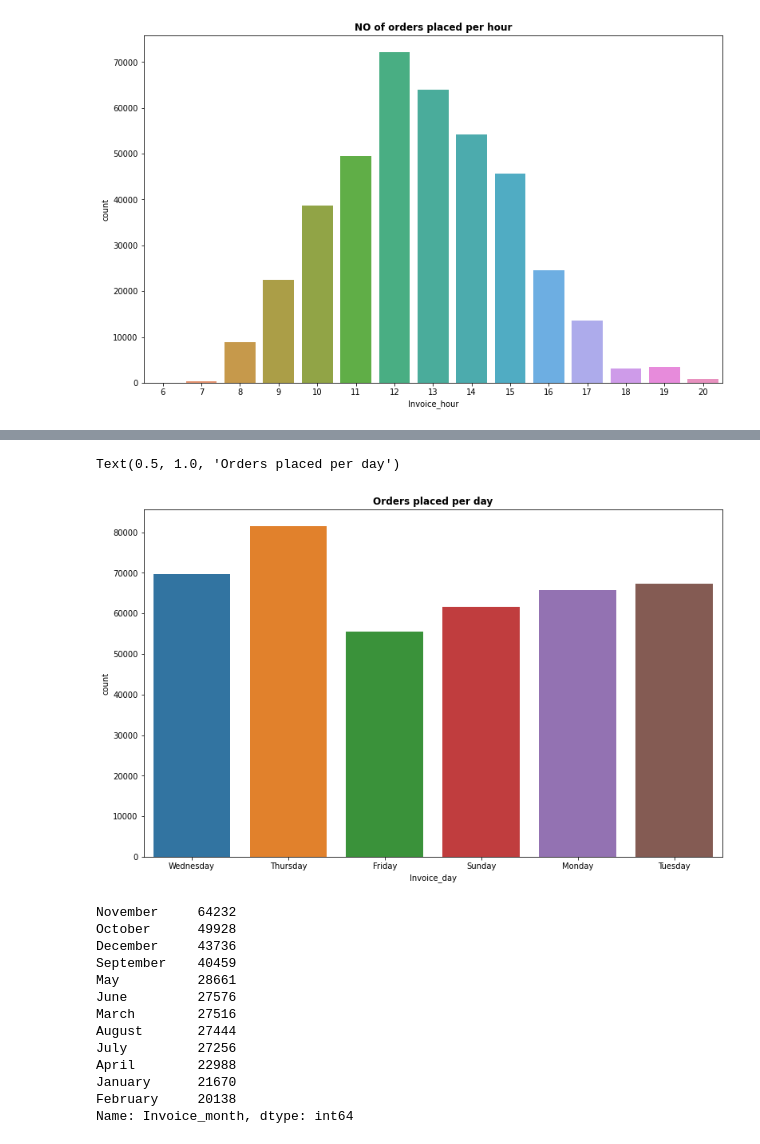
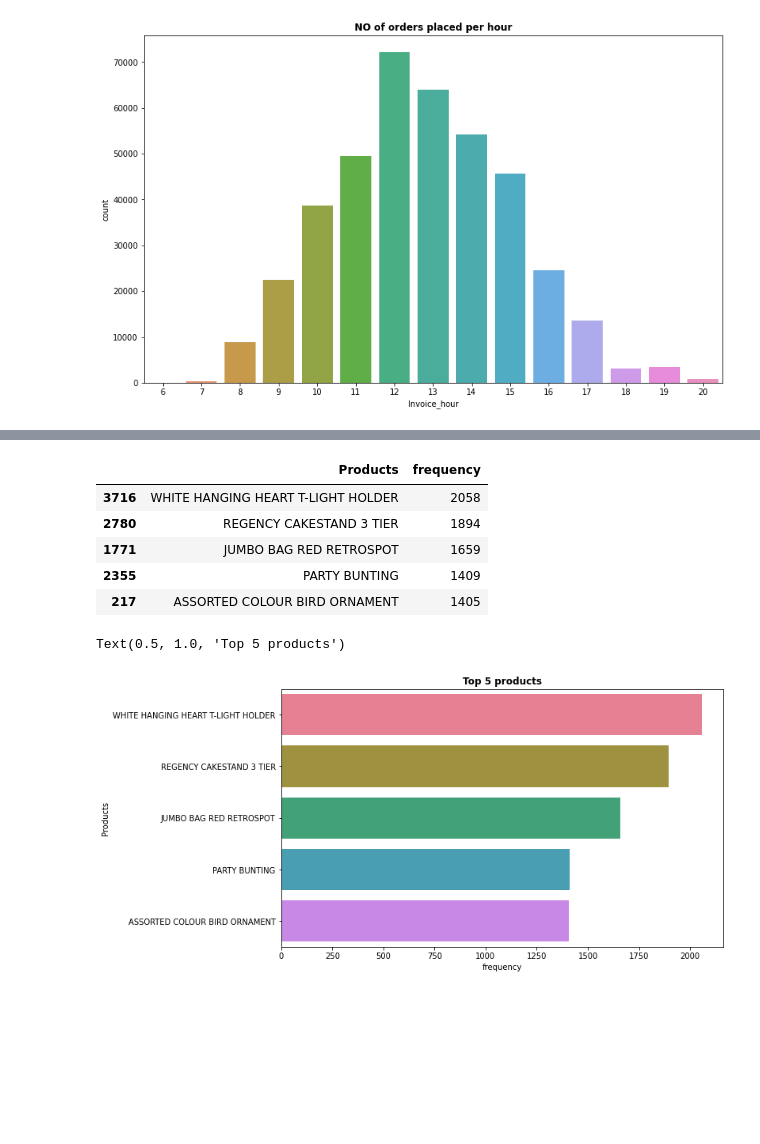
Before and after one commit to abhi-shub/Online-Retail-Customer-Segmentation, a Jupyter notebook: Online_Retail_Customer_Segmentation_Capstone_Project.ipynb, the cells around one changed output, grey strips where cells are left out. Drawn from its saved outputs; the diff is of its cells as text; code cells hidden in the pictures; blank space fills up the shorter version.

```diff
--- a/Online_Retail_Customer_Segmentation_Capstone_Project.ipynb
+++ b/Online_Retail_Customer_Segmentation_Capstone_Project.ipynb
@@ -342,24 +424,20 @@ Name: Invoice_day, dtype: int64
+# %%
+#Most popular products with maximum orders
+Top_5_products= retail_df.groupby('Description').count()['CustomerID'].reset_index().sort_values(by= 'CustomerID', ascending= False)
+Top_5_products.rename(columns= {'Description':'Products', 'CustomerID': 'frequency'}, inplace= True)
+Top_5_products.head()
+# %% [output]
+|  | Products | frequency |
+| 3716 | WHITE HANGING HEART T-LIGHT HOLDER | 2058 |
+| 2780 | REGENCY CAKESTAND 3 TIER | 1894 |
+| 1771 | JUMBO BAG RED RETROSPOT | 1659 |
+| 2355 | PARTY BUNTING | 1409 |
+| 217 | ASSORTED COLOUR BIRD ORNAMENT | 1405 |
 # %%
-#Visualizing Invoice_hour column
-plt.figure(figsize= (13, 8))
-sns.countplot(x= 'Invoice_day', data= retail_df)
-plt.title('Orders placed per day', weight= 'bold')
+#Visualizing top 5 products
+plt.figure(figsize= (10, 6))
+sns.barplot(y= 'Products', x= 'frequency', data= Top_5_products.head(), palette= 'husl')
+plt.title('Top 5 products', weight= 'bold')
 # %% [output]
-Text(0.5, 1.0, 'Orders placed per day')
+Text(0.5, 1.0, 'Top 5 products')
-[figure, old version]
+[figure, new version]
-# %%
-retail_df.Invoice_month.value_counts()
-# %% [output]
-November     64232
-October      49928
-December     43736
-September    40459
-May          28661
-June         27576
-March        27516
-August       27444
-July         27256
-April        22988
-January      21670
-February     20138
-Name: Invoice_month, dtype: int64
```
Also changed, not shown: parts of 40 cells of this notebook.
